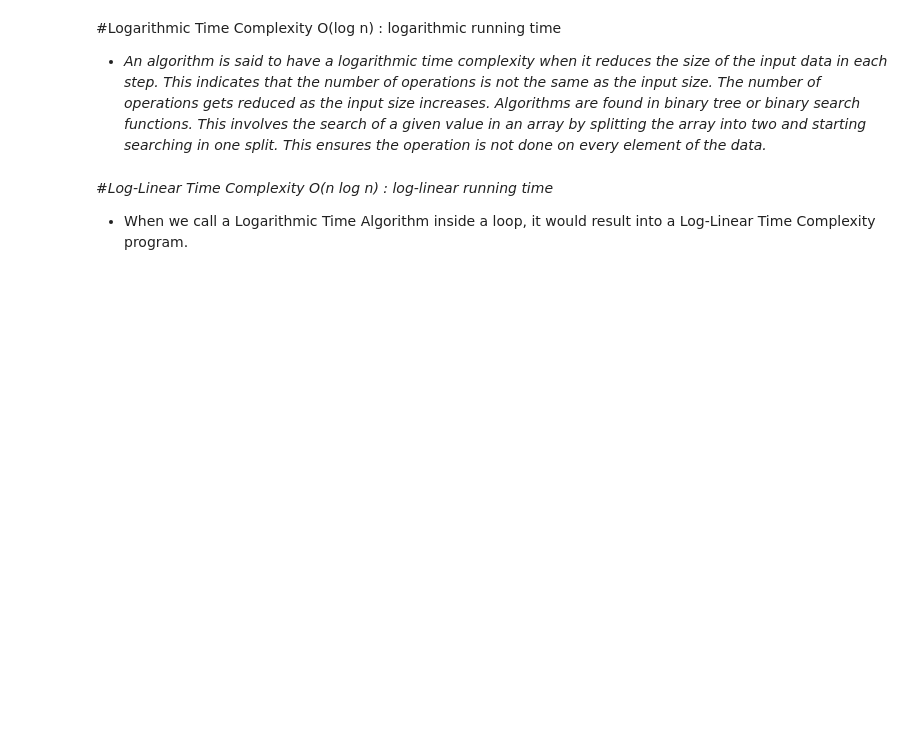
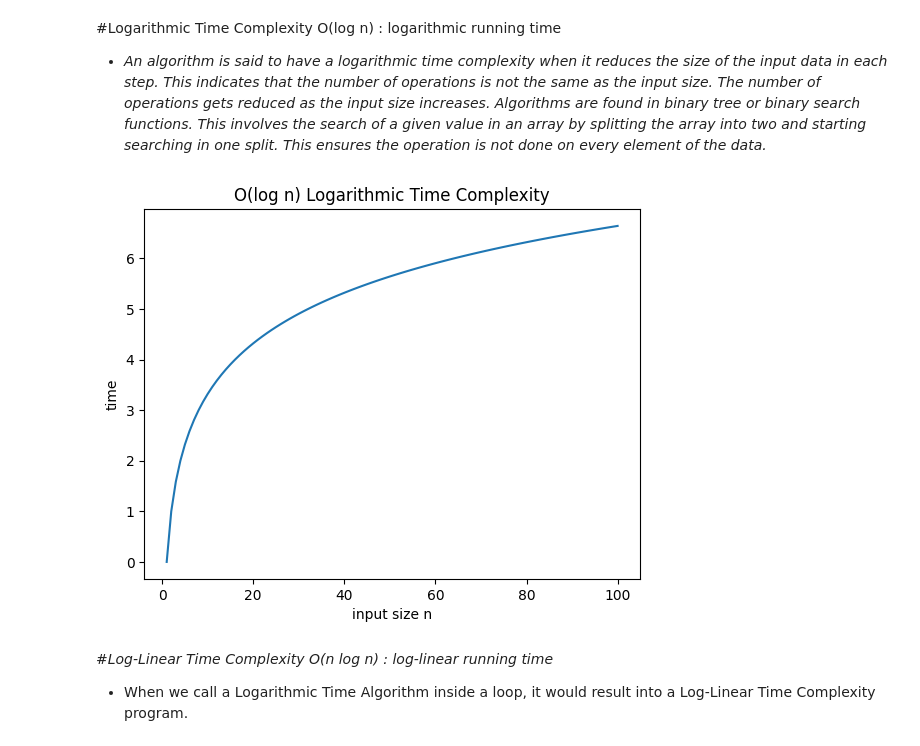
Before and after one commit to palak-2006/ALGO-lab, a Jupyter notebook: Lab_3_Growth_of_function.ipynb, the cells around one changed output. Drawn from its saved outputs; the diff is of its cells as text; code cells hidden in the pictures; blank space fills up the shorter version.

```diff
--- a/Lab_3_Growth_of_function.ipynb
+++ b/Lab_3_Growth_of_function.ipynb
@@ -117,9 +117,32 @@ plt.show()
 # %%
 #Prob_4 Take Suitable example and write function that runs in logarithic time. plot graph as well similar to above example.
 import matplotlib.pyplot as plt
 import math
 def binary_search(arr,target):
-  low,high = 0,len
+  low,high = 0,len(arr)-1
+  while low<=high:
+    mid = (low+high)//2
+    if(arr[mid]==target):
+      return mid
+    elif(arr[mid]<target):
+      low = mid+1
+    else:
+      high = mid-1
+  return -1
+n_values = list(range(1,101))
+time_values=[]
+for n in n_values:
+  arr = list(range(n))
+  binary_search(arr,n//2)
+  time_values.append(math.log2(n))
+plt.figure()
+plt.plot(n_values, time_values)
+plt.xlabel("input size n")
+plt.ylabel("time")
+plt.title("O(log n) Logarithmic Time Complexity")
+plt.show()
+# %% [output]
+[figure, added]
 # %% [markdown]
 #*Log-Linear Time Complexity O(n log n) : log-­linear running time*
 
```
Also changed, not shown: parts of 10 cells of this notebook.
